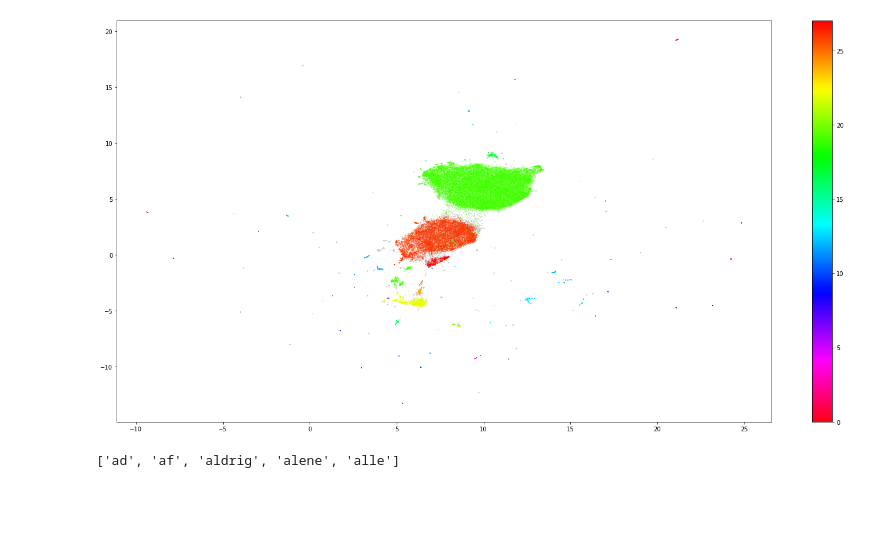
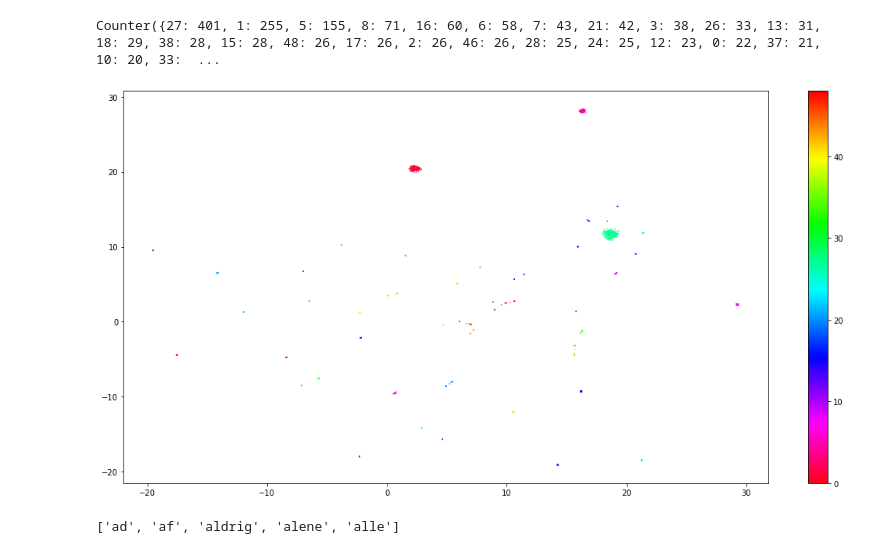
Before and after one commit to AndersGiovanni/ditw_project, a Jupyter notebook: src/clustering.ipynb, the cells around one changed output. Drawn from its saved outputs; the diff is of its cells as text; code cells hidden in the pictures; blank space fills up the shorter version.

Commit message:
Annotated data

```diff
--- a/src/clustering.ipynb
+++ b/src/clustering.ipynb
@@ -60,0 +55,8 @@ Reading data/dkpol_tweets.jsonl
+# %%
+data = read_jsonl('data/dkpol_tweets.jsonl')
+df = pd.DataFrame(data)
+df[df['in_reply_to_user_id'].isna()]
+df.created_at = pd.to_datetime(df.created_at)
+#sub = df[['created_at', 'text']].groupby(df.created_at.dt.to_period("M")).head(350)
+sub = df.groupby(df.created_at.dt.to_period("M")).head(100)
+df = sub
@@ -104,0 +120,7 @@ Some weights of the model checkpoint at /root/.cache/torch/sentence_transformers
+# %%
+from sklearn.feature_extraction.text import TfidfVectorizer
+from nltk.tokenize import TweetTokenizer
+tweet_tokenizer = TweetTokenizer().tokenize
+vectorizer = TfidfVectorizer(tokenizer = tweet_tokenizer, stop_words = stopwords, ngram_range = (2,4), max_features = 1000, min_df=15, max_df = 0.8)
+X = vectorizer.fit_transform(text)
+vectorizer.vocabulary_
@@ -105,27 +145,32 @@ Some weights of the model checkpoint at /root/.cache/torch/sentence_transformers
 # %%
 umap_embeddings = umap.UMAP(n_neighbors=15,
                             n_components=5,
-                            metric='cosine').fit_transform(embeddings)
+                            metric='cosine').fit_transform(X)
 # %%
-cluster = hdbscan.HDBSCAN(min_cluster_size=30,
+cluster = hdbscan.HDBSCAN(min_cluster_size=10,
                           metric='euclidean',
-                          cluster_selection_method='eom', seed = 42).fit(umap_embeddings)
+                          cluster_selection_method='eom',
+                          cluster_selection_epsilon=0.4).fit(umap_embeddings)
+# %%
+print(Counter(cluster.labels_))
+# %% [output]
+Counter({27: 401, 1: 255, 5: 155, 8: 71, 16: 60, 6: 58, 7: 43, 21: 42, 3: 38, 26: 33, 13: 31, 18: 29, 38: 28, 15: 28, 48: 26, 17: 26, 2: 26, 46: 26, 28: 25, 24: 25, 12: 23, 0: 22, 37: 21, 10: 20, 33:  ...
 # %%
 # Prepare data
-umap_data = umap.UMAP(n_neighbors=15, n_components=2, min_dist=0.0, metric='cosine').fit_transform(embeddings)
+umap_data = umap.UMAP(n_neighbors=15, n_components=2, min_dist=0.0, metric='cosine').fit_transform(X)
 result = pd.DataFrame(umap_data, columns=['x', 'y'])
 result['labels'] = cluster.labels_
 
 # Visualize clusters
-fig, ax = plt.subplots(figsize=(20, 10))
+fig, ax = plt.subplots(figsize=(15, 7.5))
 outliers = result.loc[result.labels == -1, :]
 clustered = result.loc[result.labels != -1, :]
-plt.scatter(outliers.x, outliers.y, color='#BDBDBD', s=0.05)
-plt.scatter(clustered.x, clustered.y, c=clustered.labels, s=0.05, cmap='hsv_r')
+plt.scatter(outliers.x, outliers.y, color='#BDBDBD', s=0.15)
+plt.scatter(clustered.x, clustered.y, c=clustered.labels, s=0.15, cmap='hsv_r')
 plt.colorbar()
 plt.tight_layout()
 # %% [output]
-[figure, old version]
+[figure, new version]
 # %%
 docs_df = pd.DataFrame(text, columns=["Doc"])
 docs_df['Topic'] = cluster.labels_
```
Also changed, not shown: parts of 16 cells of this notebook, 4 other files.
